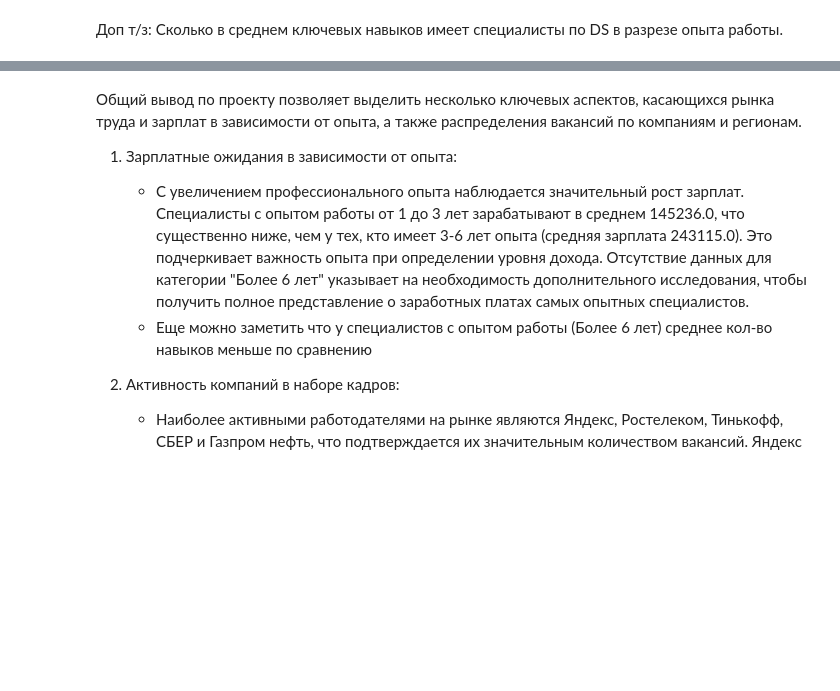
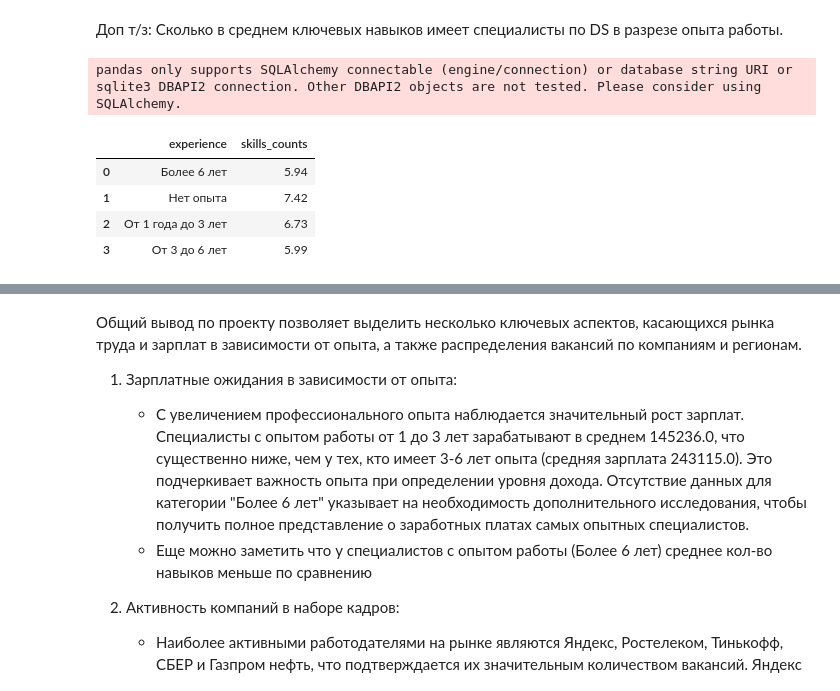
Before and after one commit to AbiNazim/Study_DataScience, a Jupyter notebook: Project_hh_PostgreSQL/Project_2_Ноутбук_шаблон.ipynb, the cells around one changed output, grey strips where cells are left out. Saved outputs shown, nothing was run; the diff lists cells and outputs as text; code cells hidden in the pictures; blank space fills up the shorter version.

```diff
--- a/Project_hh_PostgreSQL/Project_2_Ноутбук_шаблон.ipynb
+++ b/Project_hh_PostgreSQL/Project_2_Ноутбук_шаблон.ipynb
@@ -604,5 +795,12 @@ GROUP BY
     v.experience
 '''
 # %%
-df = pd.read_sql_query(query_6_7, connection)
-display(df)
+df_skills = pd.read_sql_query(query_6_7, connection)
+display(df_skills)
+# %% [output]
+pandas only supports SQLAlchemy connectable (engine/connection) or database string URI or sqlite3 DBAPI2 connection. Other DBAPI2 objects are not tested. Please consider using SQLAlchemy.
+|  | experience | skills_counts |
+| 0 | Более 6 лет | 5.94 |
+| 1 | Нет опыта | 7.42 |
+| 2 | От 1 года до 3 лет | 6.73 |
+| 3 | От 3 до 6 лет | 5.99 |
```
Also changed, not shown: parts of 26 cells of this notebook.
